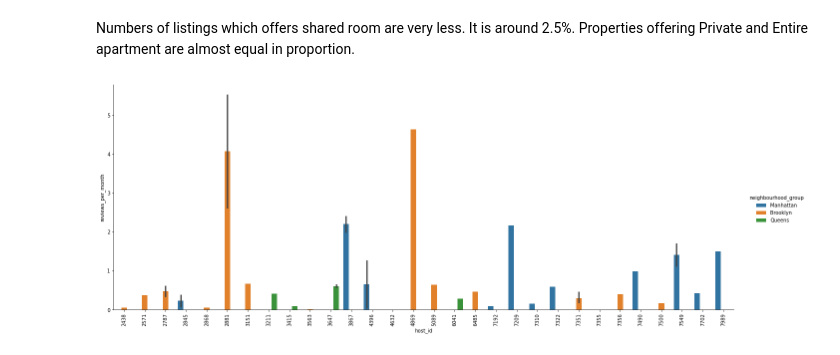
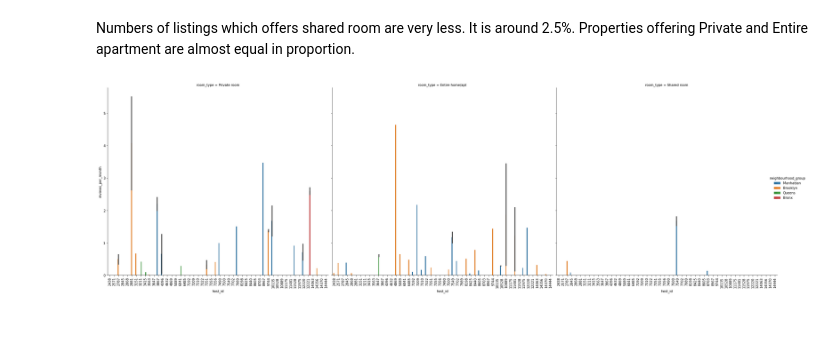
Before and after one commit to dilipiitdhn/Capstone-Project-on-Exploratory-Data-Analysis, a Jupyter notebook: Copy_of_Airbnb_Bookings_Analysis_Capstone_Project.ipynb, the cells around one changed output. Cells and saved outputs as stored; diff of their text form; code cells hidden in the pictures; blank space fills up the shorter version.

```diff
--- a/Copy_of_Airbnb_Bookings_Analysis_Capstone_Project.ipynb
+++ b/Copy_of_Airbnb_Bookings_Analysis_Capstone_Project.ipynb
@@ -339,19 +317,21 @@ top_host.values
 # %%
 #  Check the review rate column
 # properties having higher review rates are busiest ones.
 
-# create a series of top 50 hosts by review rate
+# create a series of top 30 hosts by review rate
 review_rate = airbnb_df.groupby('host_id')['reviews_per_month'].mean().head(30).reset_index()
 review_rate.sort_values('reviews_per_month', ascending=False, inplace =True)
 review_rate = review_rate.iloc[:,0]
-# Make a different dataframe conataining information of only these top 50 host
+# Make a different dataframe conataining information of only these top 30 host
 Top_host_by_review_rate = airbnb_df.loc[airbnb_df['host_id'].isin(review_rate)]
 Top_host_by_review_rate = Top_host_by_review_rate.sort_values('reviews_per_month')
-Top_host_by_review_rate
-# # # Create a catplot to get more information about these top 50 hosts
-viz=sns.catplot(data=Top_host_by_review_rate, x='host_id',y='reviews_per_month',
-                hue= 'neighbourhood_group', kind='bar',height=2, aspect=8)
-viz.set_xticklabels(rotation=90)
-viz.fig.set_size_inches(20,10)
+
+
+
+#Create a catplot to get more information about these top 30 hosts
+fig=sns.catplot(data=Top_host_by_review_rate, x='host_id',y='reviews_per_month',
+                col= 'room_type', hue = 'neighbourhood_group', kind='bar',height=2, aspect=8)
+fig.set_xticklabels(rotation=90)
+fig.fig.set_size_inches(30,15)
 # %% [output]
-[figure, old version]
+[figure, new version]
```
Also changed, not shown: parts of 12 cells of this notebook.
